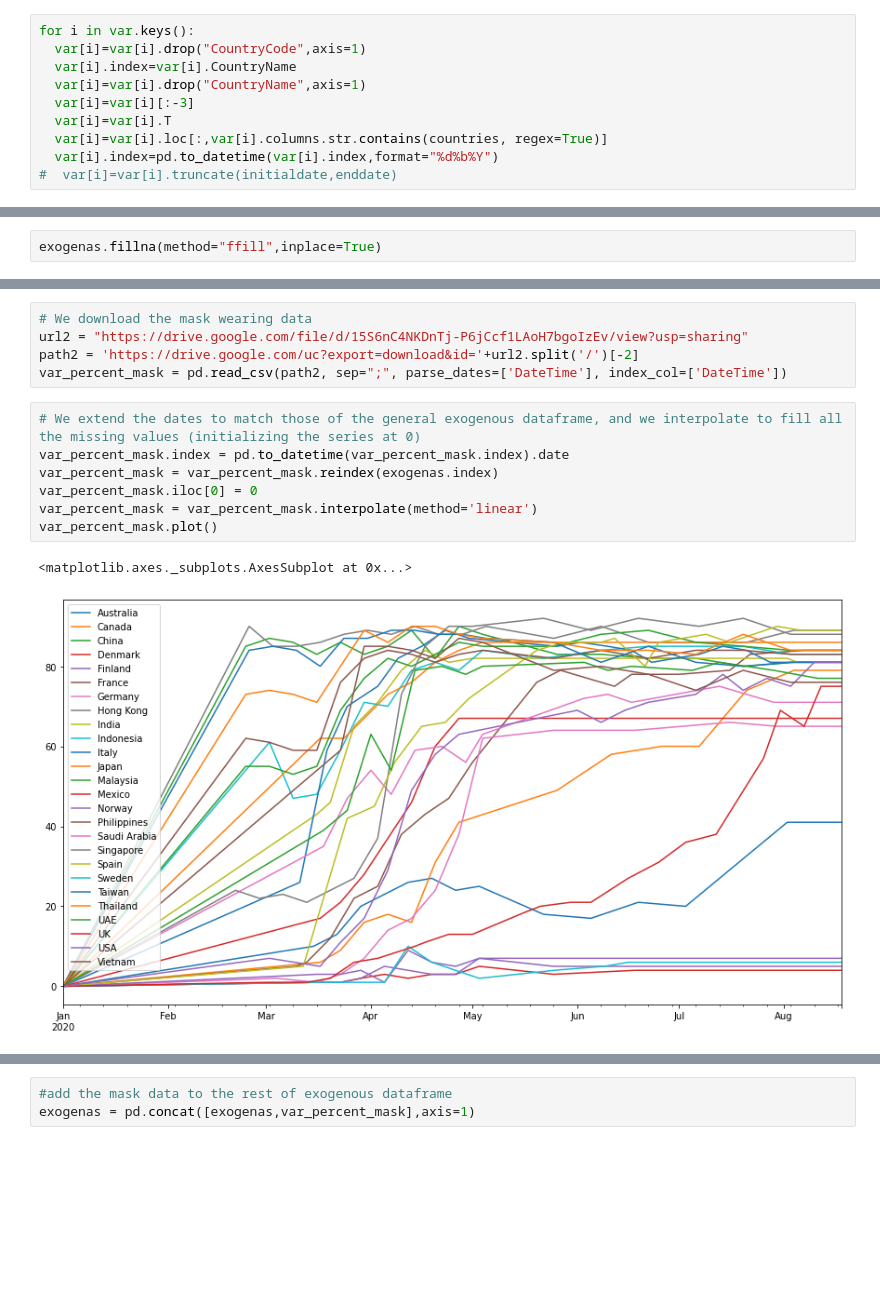
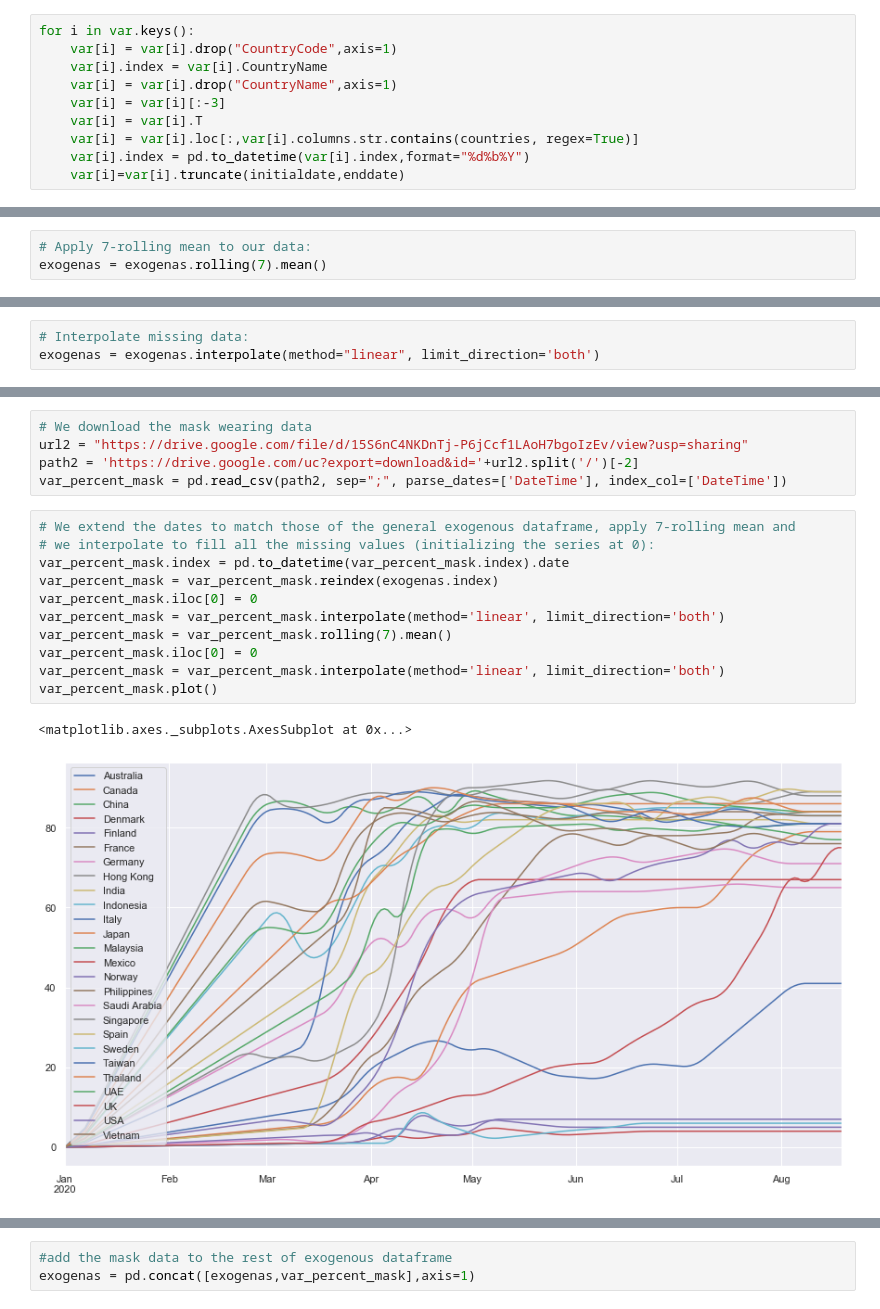
Before and after one commit to martaarozarena/KSchool-Master-Final-Project, a Jupyter notebook: exog_varaibles.ipynb, the cells around one changed output, grey strips where cells are left out. Saved outputs shown, nothing was run; the diff lists cells and outputs as text; blank space fills up the shorter version.

Commit message:
made data 7-day rolling mean and then applied interpolation

```diff
--- a/exog_varaibles.ipynb
+++ b/exog_varaibles.ipynb
@@ -25,12 +31,12 @@ url1 = "https://github.com/OxCGRT/covid-policy-tracker/raw/master/data/timeserie
 var = pd.read_excel(url1,sheet_name=sheets)
 # %%
 for i in var.keys():
-  var[i]=var[i].drop("CountryCode",axis=1)
-  var[i].index=var[i].CountryName
-  var[i]=var[i].drop("CountryName",axis=1)
-  var[i]=var[i][:-3]
-  var[i]=var[i].T
-  var[i]=var[i].loc[:,var[i].columns.str.contains(countries, regex=True)]
-  var[i].index=pd.to_datetime(var[i].index,format="%d%b%Y")
-#  var[i]=var[i].truncate(initialdate,enddate)
+    var[i] = var[i].drop("CountryCode",axis=1)
+    var[i].index = var[i].CountryName
+    var[i] = var[i].drop("CountryName",axis=1)
+    var[i] = var[i][:-3]
+    var[i] = var[i].T
+    var[i] = var[i].loc[:,var[i].columns.str.contains(countries, regex=True)]
+    var[i].index = pd.to_datetime(var[i].index,format="%d%b%Y")
+    var[i]=var[i].truncate(initialdate,enddate)
 # %%
@@ -47,2 +53,3 @@ for i in sheets:
-# %%
-exogenas.fillna(method="ffill",inplace=True)
+# %%
+# Apply 7-rolling mean to our data:
+exogenas = exogenas.rolling(7).mean()
@@ -48,0 +65,3 @@ exogenas.fillna(method="ffill",inplace=True)
+# %%
+# Interpolate missing data:
+exogenas = exogenas.interpolate(method="linear", limit_direction='both')
@@ -58,14 +81,18 @@ url2 = "https://drive.google.com/file/d/15S6nC4NKDnTj-P6jCcf1LAoH7bgoIzEv/view?u
 path2 = 'https://drive.google.com/uc?export=download&id='+url2.split('/')[-2]
 var_percent_mask = pd.read_csv(path2, sep=";", parse_dates=['DateTime'], index_col=['DateTime'])
 # %%
-# We extend the dates to match those of the general exogenous dataframe, and we interpolate to fill all the missing values (initializing the series at 0)
+# We extend the dates to match those of the general exogenous dataframe, apply 7-rolling mean and
+# we interpolate to fill all the missing values (initializing the series at 0):
 var_percent_mask.index = pd.to_datetime(var_percent_mask.index).date
 var_percent_mask = var_percent_mask.reindex(exogenas.index)
 var_percent_mask.iloc[0] = 0
-var_percent_mask = var_percent_mask.interpolate(method='linear')
+var_percent_mask = var_percent_mask.interpolate(method='linear', limit_direction='both')
+var_percent_mask = var_percent_mask.rolling(7).mean()
+var_percent_mask.iloc[0] = 0
+var_percent_mask = var_percent_mask.interpolate(method='linear', limit_direction='both')
 var_percent_mask.plot()
 # %% [output]
 <matplotlib.axes._subplots.AxesSubplot at 0x...>
-[figure, old version]
+[figure, new version]
 # %%
 #rename the variable's columns to be added in the general dataframe
```
Also changed, not shown: parts of 34 cells of this notebook.
